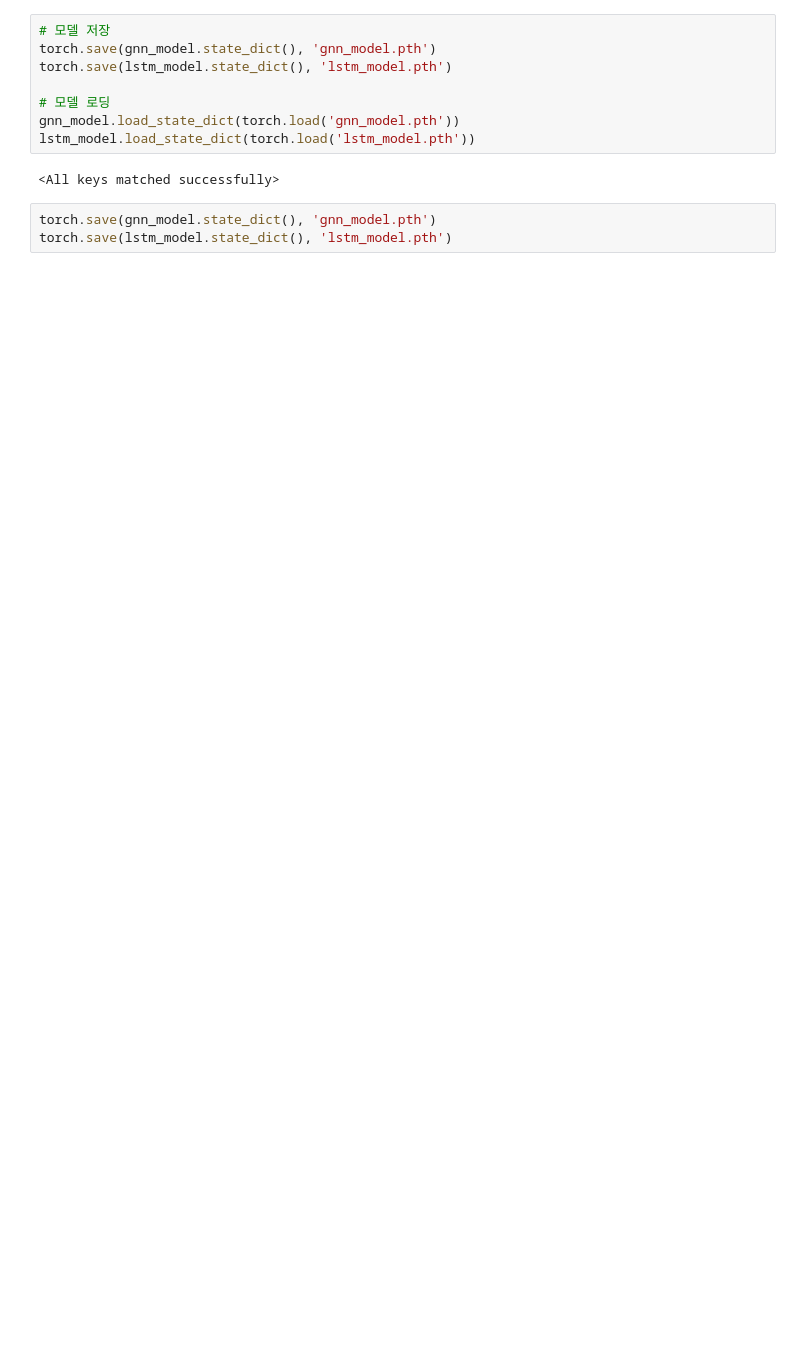
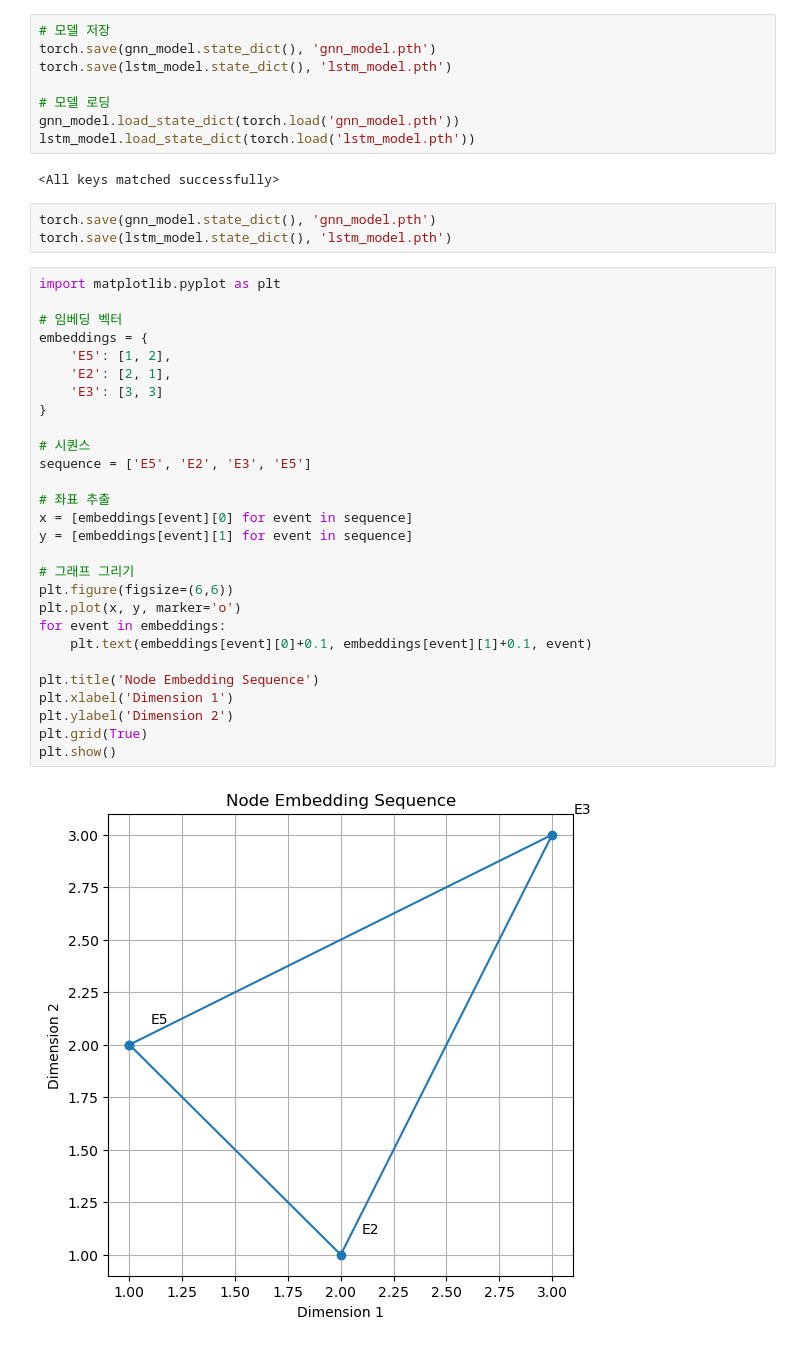
Before and after one commit to tcpu1005/Graph-LSTM-system-log-analysis, a Jupyter notebook: Graph_LSTM.ipynb, the cells around one changed output. Drawn from its saved outputs; the diff is of its cells as text; blank space fills up the shorter version.

```diff
--- a/Graph_LSTM.ipynb
+++ b/Graph_LSTM.ipynb
@@ -747,3 +747,33 @@ lstm_model.load_state_dict(torch.load('lstm_model.pth'))
 # %%
 torch.save(gnn_model.state_dict(), 'gnn_model.pth')
 torch.save(lstm_model.state_dict(), 'lstm_model.pth')
+# %%
+import matplotlib.pyplot as plt
+
+# 임베딩 벡터
+embeddings = {
+    'E5': [1, 2],
+    'E2': [2, 1],
+    'E3': [3, 3]
+}
+
+# 시퀀스
+sequence = ['E5', 'E2', 'E3', 'E5']
+
+# 좌표 추출
+x = [embeddings[event][0] for event in sequence]
+y = [embeddings[event][1] for event in sequence]
+
+# 그래프 그리기
+plt.figure(figsize=(6,6))
+plt.plot(x, y, marker='o')
+for event in embeddings:
+    plt.text(embeddings[event][0]+0.1, embeddings[event][1]+0.1, event)
+
+plt.title('Node Embedding Sequence')
+plt.xlabel('Dimension 1')
+plt.ylabel('Dimension 2')
+plt.grid(True)
+plt.show()
+# %% [output]
+[figure, added]
```
Also changed, not shown: parts of 14 cells of this notebook, 15 other files.
